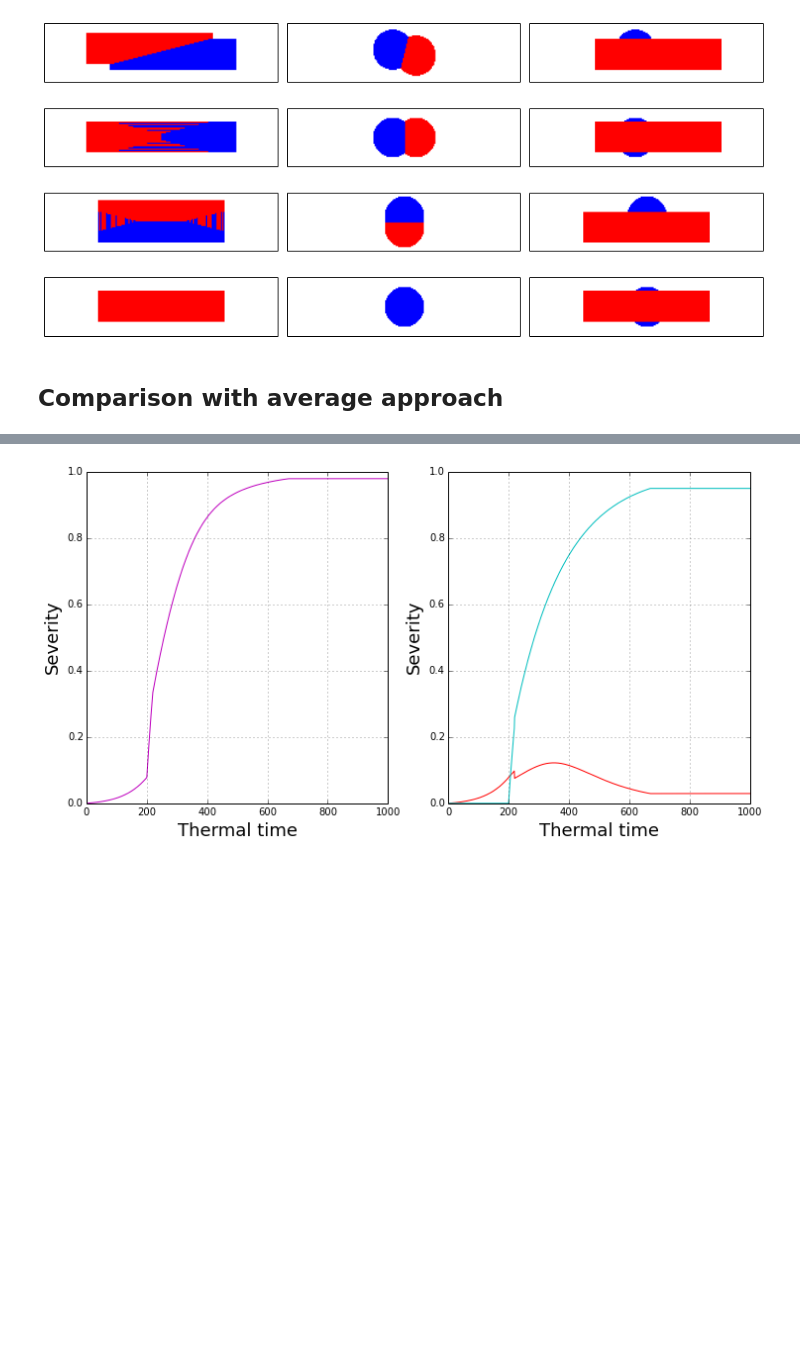
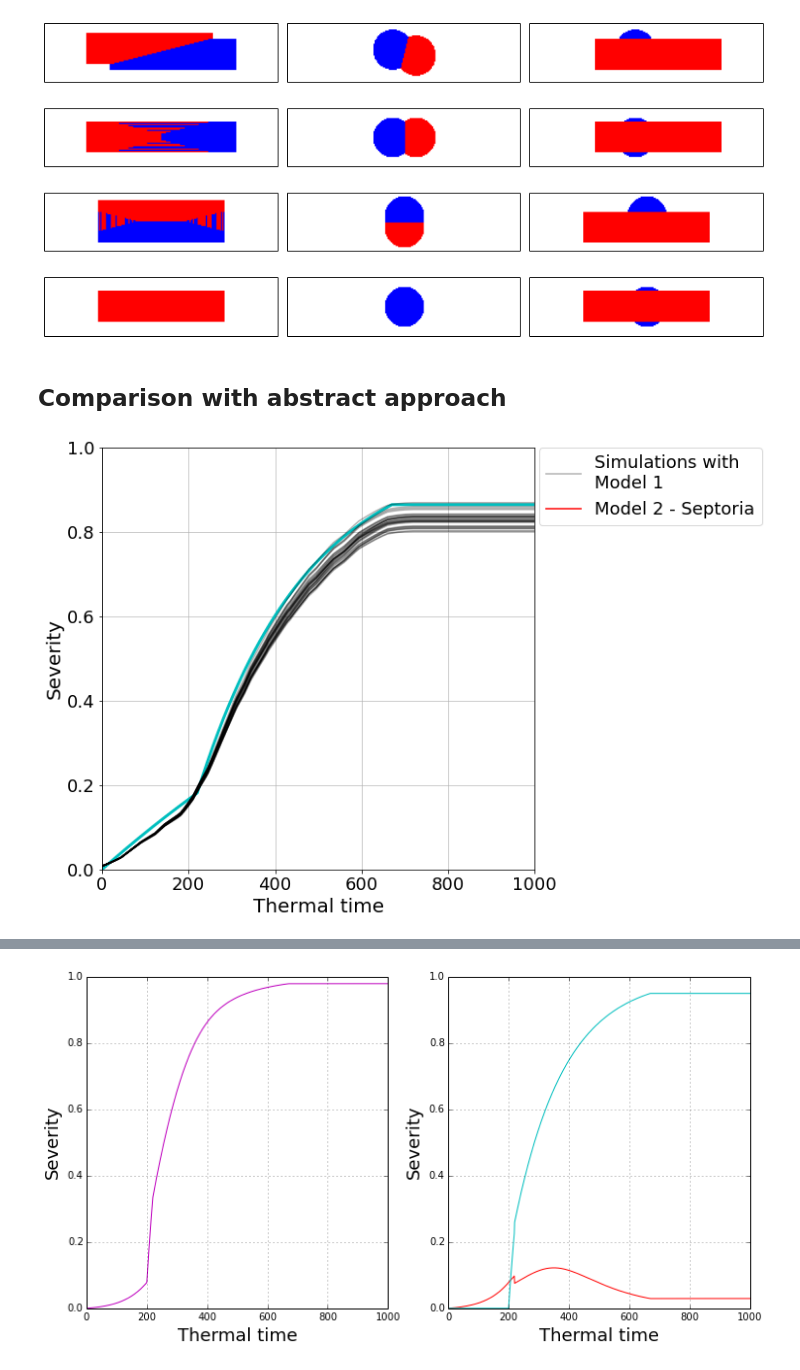
Before and after one commit to openalea-incubator/alep, a Jupyter notebook: example/septo_rust_competition_leaf.ipynb, the cells around one changed output, grey strips where cells are left out. Saved outputs shown, nothing was run; the diff lists cells and outputs as text; code cells hidden in the pictures; blank space fills up the shorter version.

```diff
--- a/example/septo_rust_competition_leaf.ipynb
+++ b/example/septo_rust_competition_leaf.ipynb
@@ -901,7 +921,7 @@ plot2lesions()
 # %% [output]
 [figure]
 # %% [markdown]
-## Comparison with average approach
+## Comparison with abstract approach
 # %%
 class AvgSeptoLesion(object):
     lid = 0.
@@ -1030,3 +1050,77 @@ def true_area_impacted(nb_lesions, leaf_area, mean_lesion_size):
         return leaf_area*(1-np.exp(-nb_lesions*mean_lesion_size/leaf_area))
     else:
         return 0.
+# %%
+L, W = 10, 3
+dL, dW = 0.01, 0.01
+leaf = np.zeros((int(L/dL), int(W/dW)), dtype=int)
+X, Y = leaf.shape
+nb_lesions = 200
+s_leaf = L * W
+nb_steps = 1000
+
+# Average approach
+# lesions = [AvgSeptoLesion(0.5, 0.5) for i in range(nb_lesions)]
+# sev_avg = []
+# for i in range(nb_steps):
+#     s_septo = 0.
+#     for l in lesions:
+#         s_septo += l.surface
+#         l.growth(dt = 1.)
+#     demand = sum(l.growth_demand for l in lesions)
+#     offer = min(demand, s_leaf - s_septo)
+#     for l in lesions:
+#         offer_lesion = offer * l.growth_demand / demand if demand > 0. else 0.
+#         l.control_growth(offer_lesion)
+#     sev_avg.append(float(s_septo) / s_leaf)
+
+# Poisson approach
+lesions = [AvgSeptoLesion(0.5, 0.5) for i in range(nb_lesions)]
+sev_poi = []
+s_septo_no_limit = 0.
+for i in range(nb_steps):
+    s_septo = 0.
+    for l in lesions:
+        s_septo += l.surface
+        l.growth(dt = 1.)
+
+    total_demand = sum(l.growth_demand for l in lesions)
+    s_septo_no_limit += total_demand
+    true_area = true_area_impacted(nb_lesions, s_leaf, s_septo_no_limit/nb_lesions)
+    offer = true_area - s_septo
+    for l in lesions:
+        offer_lesion = l.growth_demand * offer/total_demand if total_demand>0. else 0.
+        l.control_growth(offer_lesion)
+    sev_poi.append(float(s_septo) / s_leaf)
+
+# Geom approach
+tries = {k:[] for k in range(30)}
+for k in tries.iterkeys():
+    lesions = []
+    SeptoLesion.lid = 0
+    leaf[:,:]=0
+    competition_model = biological_competition
+    leaf = init_lesion(leaf, LesionModel = SeptoLesion, competition_model = competition_model, n = nb_lesions)
+    for i in range(nb_steps):
+        for lesion in lesions:
+            lesion.growth(dt=1.)
+        leaf = competition_model(leaf,lesions)
+        tries[k].append(1 - float(sum(leaf==0))/size(leaf))
+
+fig, ax = plt.subplots(figsize=(8,8))
+# ax.plot(range(nb_steps), sev_avg, linewidth=3)
+ax.plot(range(nb_steps), sev_poi, 'c', linewidth=3)
+for sev_geom in tries.itervalues():
+    plot_smooth(range(nb_steps), sev_geom, ax=ax, color='k', alpha = 0.3)
+ax.set_ylim([0, 1])
+ax.set_xlim([0, 1000])
+ax.set_xlabel('Thermal time', fontsize = 20)
+ax.set_ylabel('Severity', fontsize = 20)
+ax.grid(alpha=0.8)
+proxys = [plt.Line2D((0,1),(0,0), color='k', alpha=0.3),
+         plt.Line2D((0,1),(0,0), color='r')]
+labels = ['Simulations with\nModel 1', 'Model 2 - Septoria']
+ax.legend(proxys, labels, bbox_to_anchor=(1.01, 1), loc=2, borderaxespad=0., fontsize=18)
+ax.tick_params(axis='both', labelsize=18)
+# %% [output]
+[figure, added]
```
Also changed, not shown: parts of 13 cells of this notebook, 5 other files.
